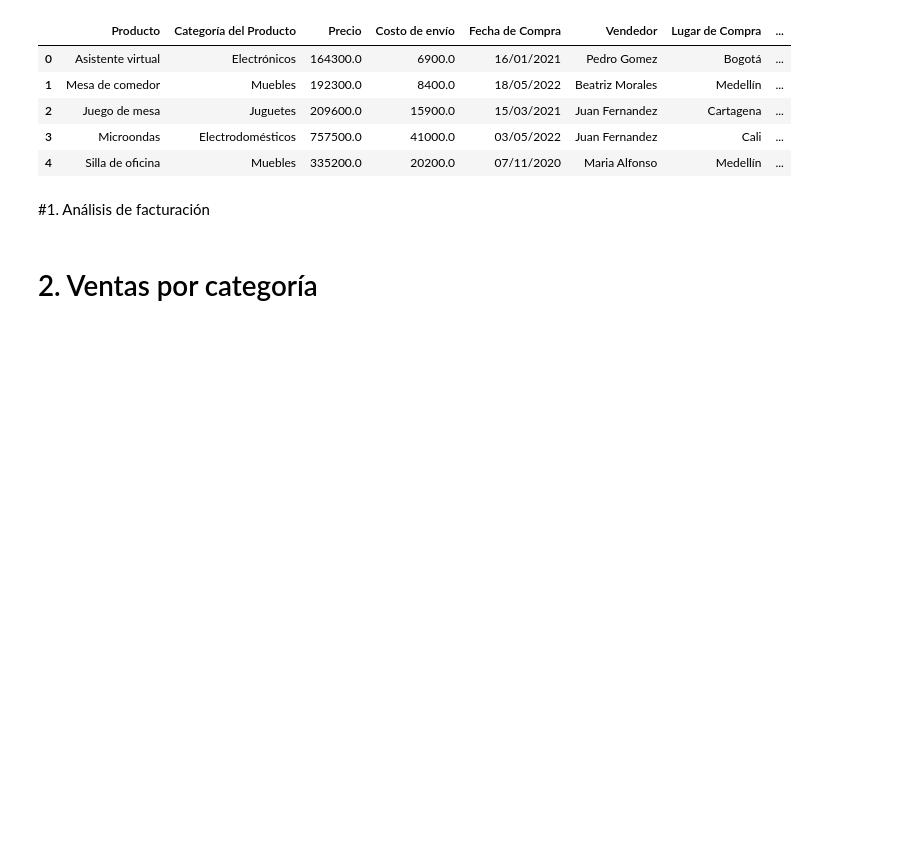
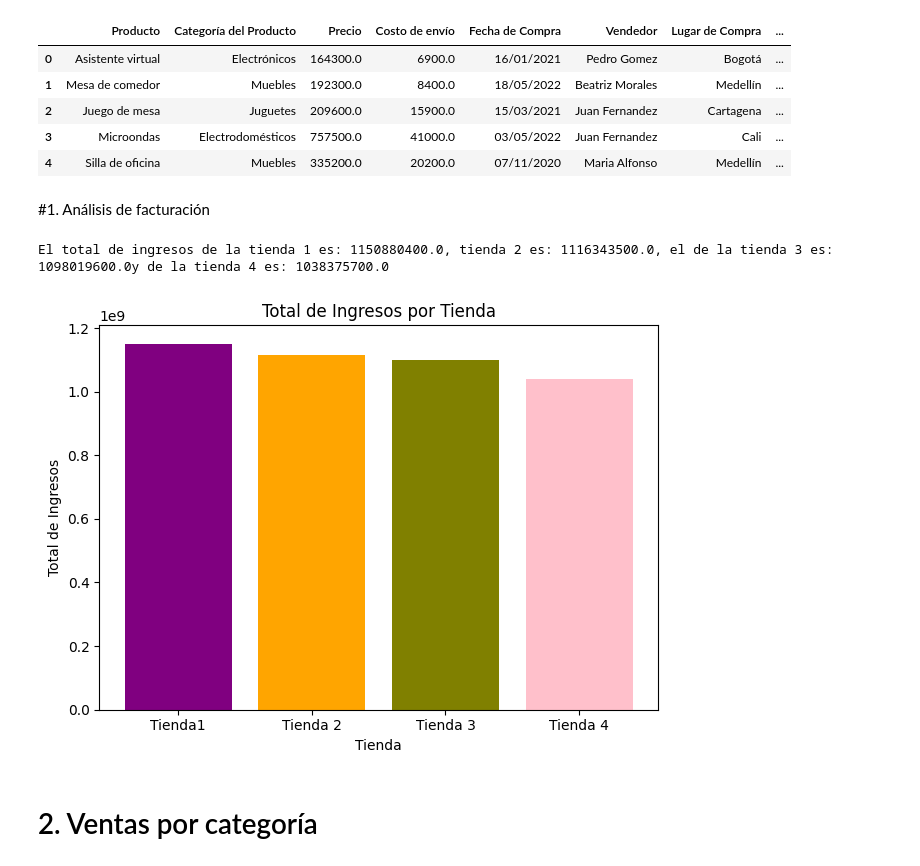
Before and after one commit to FerRamirez-cpu/challenge-data-science, a Jupyter notebook: AluraStoreLatam.ipynb, the cells around one changed output. Drawn from its saved outputs; the diff is of its cells as text; code cells hidden in the pictures; blank space fills up the shorter version.

```diff
--- a/AluraStoreLatam.ipynb
+++ b/AluraStoreLatam.ipynb
@@ -25,3 +25,13 @@ tienda.head()
 | 4 | Silla de oficina | Muebles | 335200.0 | 20200.0 | 07/11/2020 | Maria Alfonso | Medellín | ... |
 # %% [markdown]
 #1. Análisis de facturación
+# %%
+# Calculando el total por tienda
+total_ingresos_tienda  = tienda["Precio"].sum()
+total_ingresos_tienda2 = tienda2["Precio"].sum()
+total_ingresos_tienda3 = tienda3["Precio"].sum()
+total_ingresos_tienda4 = tienda4["Precio"].sum()
+
+print(f"El total de ingresos de la tienda 1 es: {total_ingresos_tienda}, tienda 2 es: {total_ingresos_tienda2}, el de la tienda 3 es: {total_ingresos_tienda3}y de la tienda 4 es: {total_ingresos_tienda4}")
+# %% [output]
+El total de ingresos de la tienda 1 es: 1150880400.0, tienda 2 es: 1116343500.0, el de la tienda 3 es: 1098019600.0y de la tienda 4 es: 1038375700.0
@@ -28,3 +40,16 @@ tienda.head()
+# %%
+nombres_tiendas = ["Tienda1", "Tienda 2", "Tienda 3", "Tienda 4"]
+ingresos = [total_ingresos_tienda, total_ingresos_tienda2, total_ingresos_tienda3, total_ingresos_tienda4]
+
+colores = ['purple', 'orange', 'olive', 'pink']
+plt.bar(nombres_tiendas, ingresos,color=colores)
+plt.title("Total de Ingresos por Tienda")
+plt.xlabel("Tienda")
+plt.ylabel("Total de Ingresos")
+plt.tight_layout()
+plt.show()
+# %% [output]
+[figure, added]
 # %% [markdown]
 # 2. Ventas por categoría
 # %% [markdown]
```
Also changed, not shown: parts of 1 cell of this notebook.
